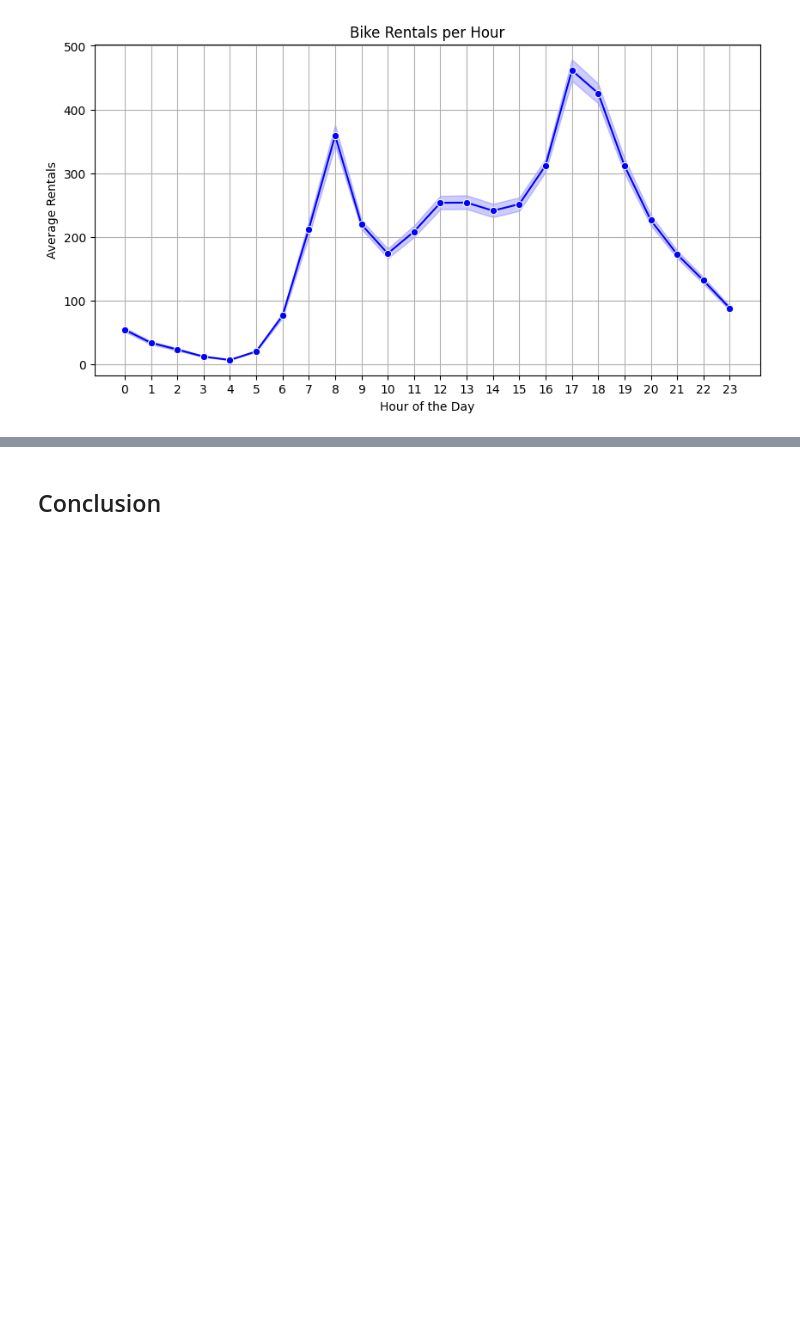
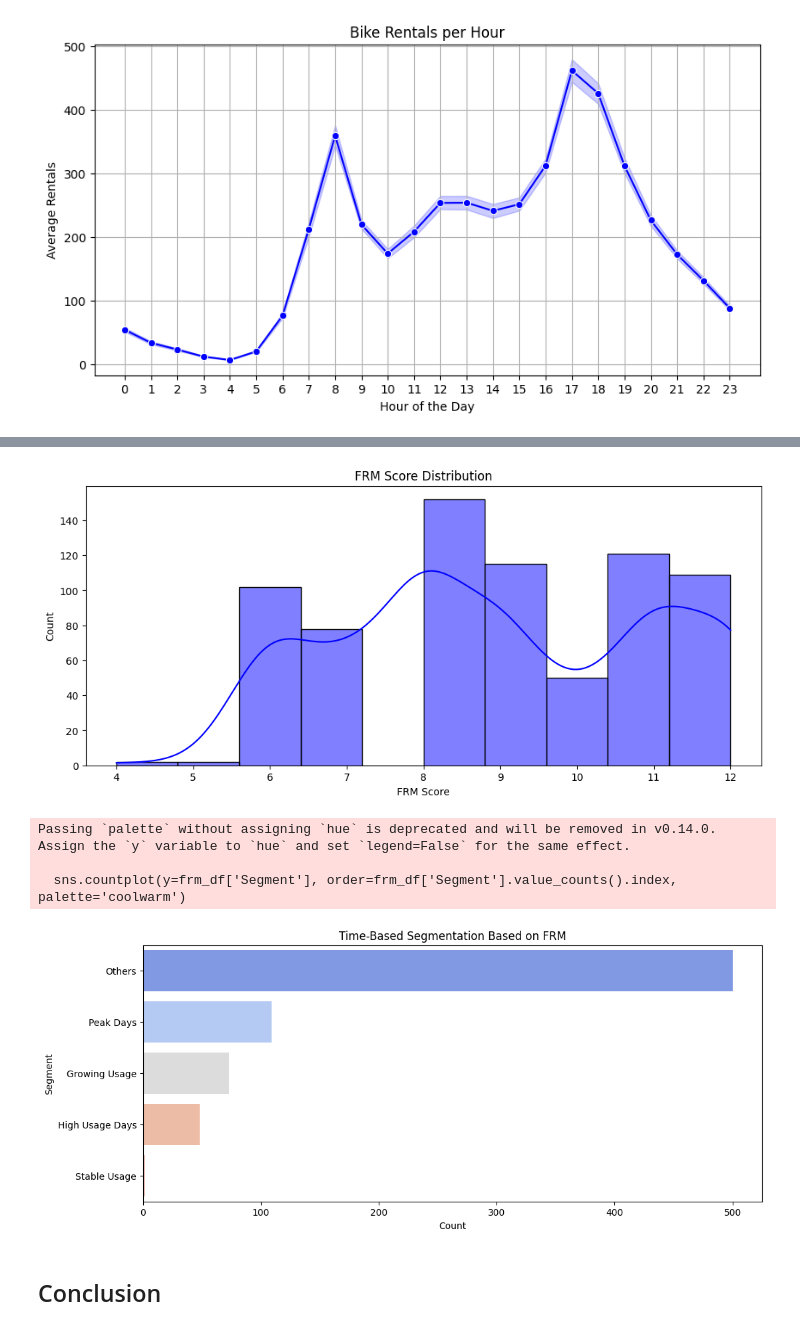
Before and after one commit to KristianEka/dicoding-data-analysis-python, a Jupyter notebook: Proyek_Analisis_Data.ipynb, the cells around one changed output, grey strips where cells are left out. Cells and saved outputs as stored; diff of their text form; code cells hidden in the pictures; blank space fills up the shorter version.

```diff
--- a/Proyek_Analisis_Data.ipynb
+++ b/Proyek_Analisis_Data.ipynb
@@ -671,0 +714,24 @@ plt.show()
+# %%
+frm_df = main_data_df.groupby('dteday').agg(
+    Recency=('dteday', lambda x: (main_data_df['dteday'].max() - x.max()).days),
+    Frequency=('dteday', 'count'),
+    Monetary=('cnt_daily', 'sum')
+)
+
+frm_df['R_Score'] = pd.qcut(frm_df['Recency'], q=4, labels=[4, 3, 2, 1])
+frm_df['F_Score'] = pd.cut(frm_df['Frequency'], bins=4, labels=[1, 2, 3, 4], duplicates='drop')
+frm_df['M_Score'] = pd.qcut(frm_df['Monetary'], q=4, labels=[1, 2, 3, 4])
+
+frm_df['FRM_Segment'] = frm_df['R_Score'].astype(str) + frm_df['F_Score'].astype(str) + frm_df['M_Score'].astype(str)
+frm_df['FRM_Score'] = frm_df[['R_Score', 'F_Score', 'M_Score']].sum(axis=1)
+
+segments = {
+    (4, 4, 4): 'Peak Days',
+    (4, 4, 3): 'High Usage Days',
+    (3, 4, 4): 'Growing Usage',
+    (2, 4, 4): 'Stable Usage',
+    (1, 3, 3): 'Declining Usage',
+    (1, 1, 1): 'Low Usage Days'
+}
+frm_df['Segment'] = frm_df[['R_Score', 'F_Score', 'M_Score']].apply(lambda row: segments.get(tuple(row), 'Others'), axis=1)
+frm_df.head()
@@ -672,2 +746,24 @@ plt.show()
+# %%
+# Plot FRM distribution
+plt.figure(figsize=(12, 5))
+sns.histplot(frm_df['FRM_Score'], bins=10, kde=True, color='blue')
+plt.title("FRM Score Distribution")
+plt.xlabel("FRM Score")
+plt.ylabel("Count")
+plt.show()
+
+# Plot time-based segments
+plt.figure(figsize=(12, 5))
+sns.countplot(y=frm_df['Segment'], order=frm_df['Segment'].value_counts().index, palette='coolwarm')
+plt.title("Time-Based Segmentation Based on FRM")
+plt.xlabel("Count")
+plt.ylabel("Segment")
+plt.show()
+# %% [output]
+[figure, added]
+Passing `palette` without assigning `hue` is deprecated and will be removed in v0.14.0. Assign the `y` variable to `hue` and set `legend=False` for the same effect.
+
+  sns.countplot(y=frm_df['Segment'], order=frm_df['Segment'].value_counts().index, palette='coolwarm')
+[figure, added]
 # %% [markdown]
 ## Conclusion
```
Also changed, not shown: parts of 10 cells of this notebook.
